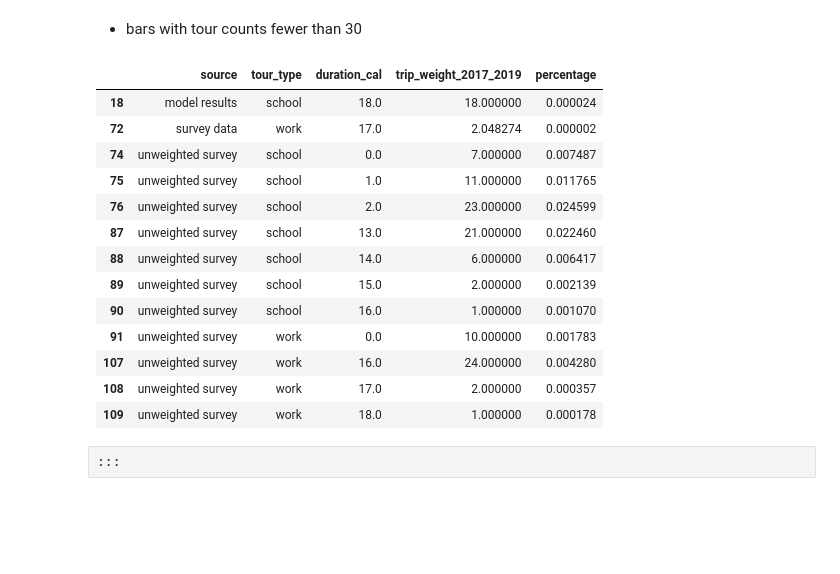
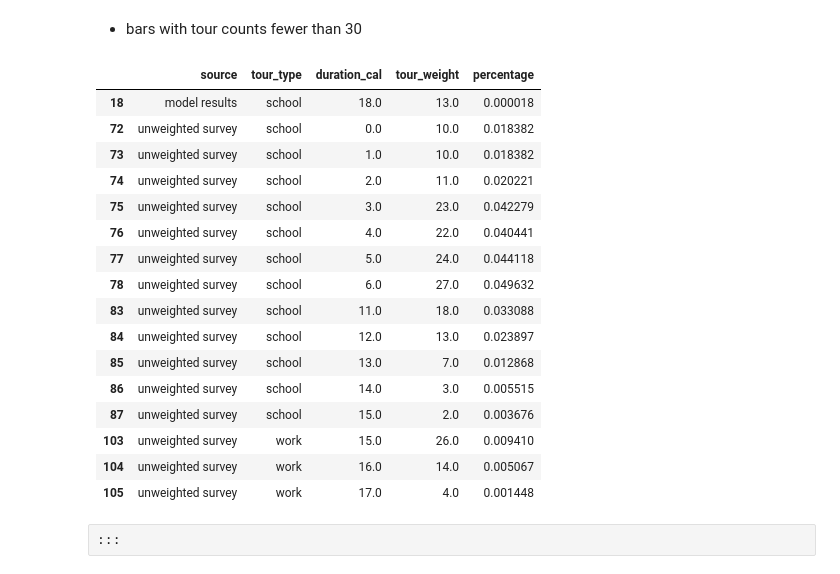
Before and after one commit to psrc/psrc_activitysim, a Jupyter notebook: scripts/validation/validation_scripts/mandatory_tour_scheduling.ipynb, the cells around one changed output. Cells and saved outputs as stored; diff of their text form; code cells hidden in the pictures; blank space fills up the shorter version.

```diff
--- a/scripts/validation/validation_scripts/mandatory_tour_scheduling.ipynb
+++ b/scripts/validation/validation_scripts/mandatory_tour_scheduling.ipynb
@@ -27,0 +22,12 @@ ws_tour_data = tour_data.loc[tour_data['tour_type'].isin(["work","school"])]
+# %%
+# get shared data
+%store -r validation_data
+
+#config = toml.load(os.path.join(os.getcwd(), 'validation_configuration.toml'))
+
+tour_data = validation_data.tours.copy()
+m_tour_data = tour_data.loc[tour_data['tour_category']=="mandatory"]
+ws_tour_data = m_tour_data.loc[m_tour_data['tour_type'].isin(["work","school"])]
+
+# delete shared data
+del validation_data
@@ -142,8 +163,8 @@ See the caveats in the documentation: https://pandas.pydata.org/pandas-docs/stab
 # %%
 ws_tour_data['duration_cal'] = ws_tour_data['end'] - ws_tour_data['start']
 
-df_plot = ws_tour_data.groupby(['source','tour_type','duration_cal'])[['trip_weight_2017_2019']].sum().reset_index()
-df_plot['percentage'] = df_plot.groupby(['tour_type','source'], group_keys=False)['trip_weight_2017_2019']. \
+df_plot = ws_tour_data.groupby(['source','tour_type','duration_cal'])[['tour_weight']].sum().reset_index()
+df_plot['percentage'] = df_plot.groupby(['tour_type','source'], group_keys=False)['tour_weight']. \
     apply(lambda x: x / float(x.sum()))
 
 fig = px.bar(df_plot, x="duration_cal", y="percentage", color="source",barmode="group",
@@ -163,22 +180,25 @@ See the caveats in the documentation: https://pandas.pydata.org/pandas-docs/stab
 # %% [markdown]
 - bars with tour counts fewer than 30
 # %%
-df_plot.loc[df_plot['trip_weight_2017_2019']<30]
+df_plot.loc[df_plot['tour_weight']<30]
 # %% [output]
-|  | source | tour_type | duration_cal | trip_weight_2017_2019 | percentage |
-| 18 | model results | school | 18.0 | 18.000000 | 0.000024 |
-| 72 | survey data | work | 17.0 | 2.048274 | 0.000002 |
-| 74 | unweighted survey | school | 0.0 | 7.000000 | 0.007487 |
-| 75 | unweighted survey | school | 1.0 | 11.000000 | 0.011765 |
-| 76 | unweighted survey | school | 2.0 | 23.000000 | 0.024599 |
-| 87 | unweighted survey | school | 13.0 | 21.000000 | 0.022460 |
-| 88 | unweighted survey | school | 14.0 | 6.000000 | 0.006417 |
-| 89 | unweighted survey | school | 15.0 | 2.000000 | 0.002139 |
-| 90 | unweighted survey | school | 16.0 | 1.000000 | 0.001070 |
-| 91 | unweighted survey | work | 0.0 | 10.000000 | 0.001783 |
-| 107 | unweighted survey | work | 16.0 | 24.000000 | 0.004280 |
-| 108 | unweighted survey | work | 17.0 | 2.000000 | 0.000357 |
-| 109 | unweighted survey | work | 18.0 | 1.000000 | 0.000178 |
+|  | source | tour_type | duration_cal | tour_weight | percentage |
+| 18 | model results | school | 18.0 | 13.0 | 0.000018 |
+| 72 | unweighted survey | school | 0.0 | 10.0 | 0.018382 |
+| 73 | unweighted survey | school | 1.0 | 10.0 | 0.018382 |
+| 74 | unweighted survey | school | 2.0 | 11.0 | 0.020221 |
+| 75 | unweighted survey | school | 3.0 | 23.0 | 0.042279 |
+| 76 | unweighted survey | school | 4.0 | 22.0 | 0.040441 |
+| 77 | unweighted survey | school | 5.0 | 24.0 | 0.044118 |
+| 78 | unweighted survey | school | 6.0 | 27.0 | 0.049632 |
+| 83 | unweighted survey | school | 11.0 | 18.0 | 0.033088 |
+| 84 | unweighted survey | school | 12.0 | 13.0 | 0.023897 |
+| 85 | unweighted survey | school | 13.0 | 7.0 | 0.012868 |
+| 86 | unweighted survey | school | 14.0 | 3.0 | 0.005515 |
+| 87 | unweighted survey | school | 15.0 | 2.0 | 0.003676 |
+| 103 | unweighted survey | work | 15.0 | 26.0 | 0.009410 |
+| 104 | unweighted survey | work | 16.0 | 14.0 | 0.005067 |
+| 105 | unweighted survey | work | 17.0 | 4.0 | 0.001448 |
 # %% [raw]
 :::
 # %% [raw]
```
Also changed, not shown: parts of 9 cells of this notebook, 11 other files.
